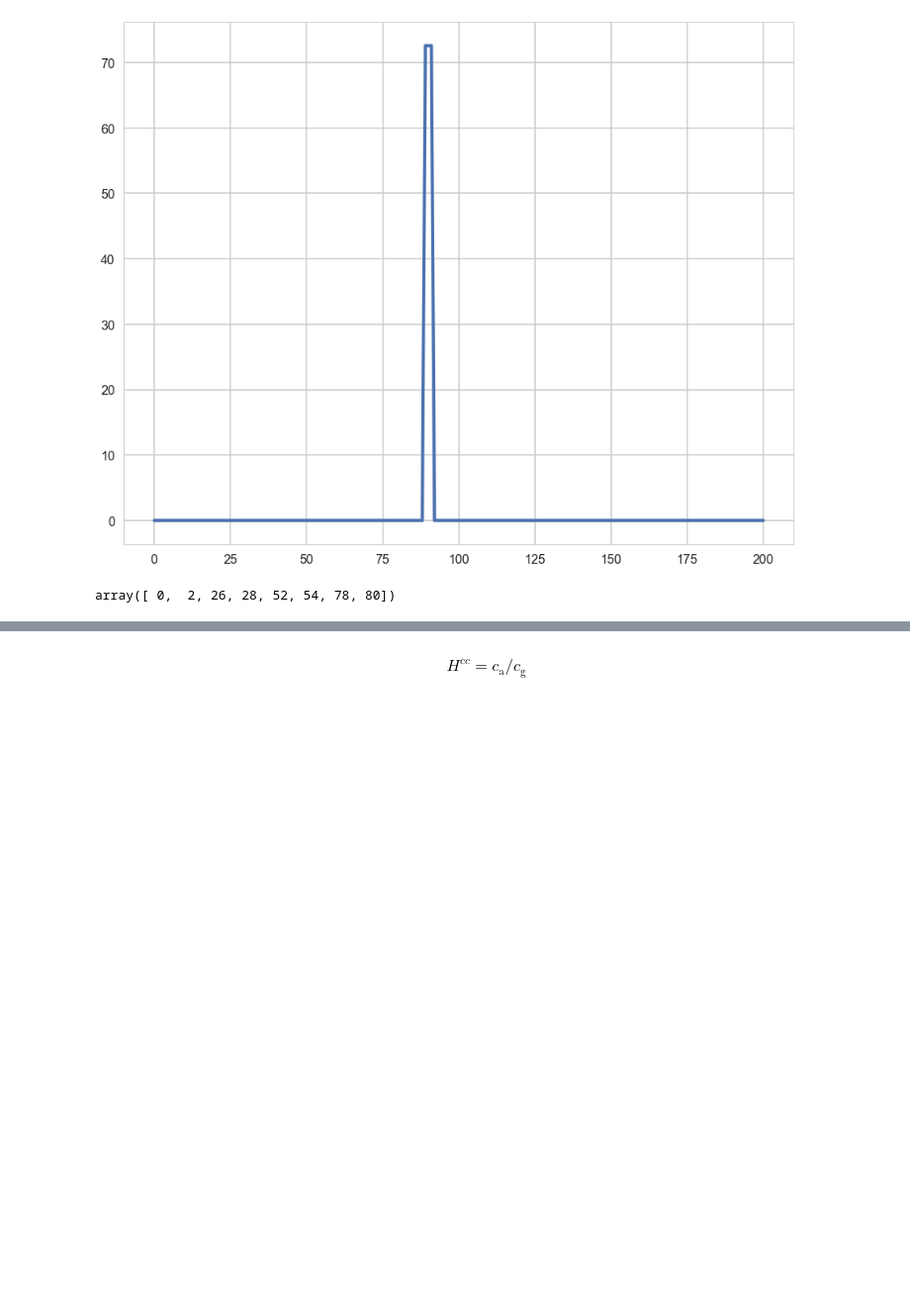
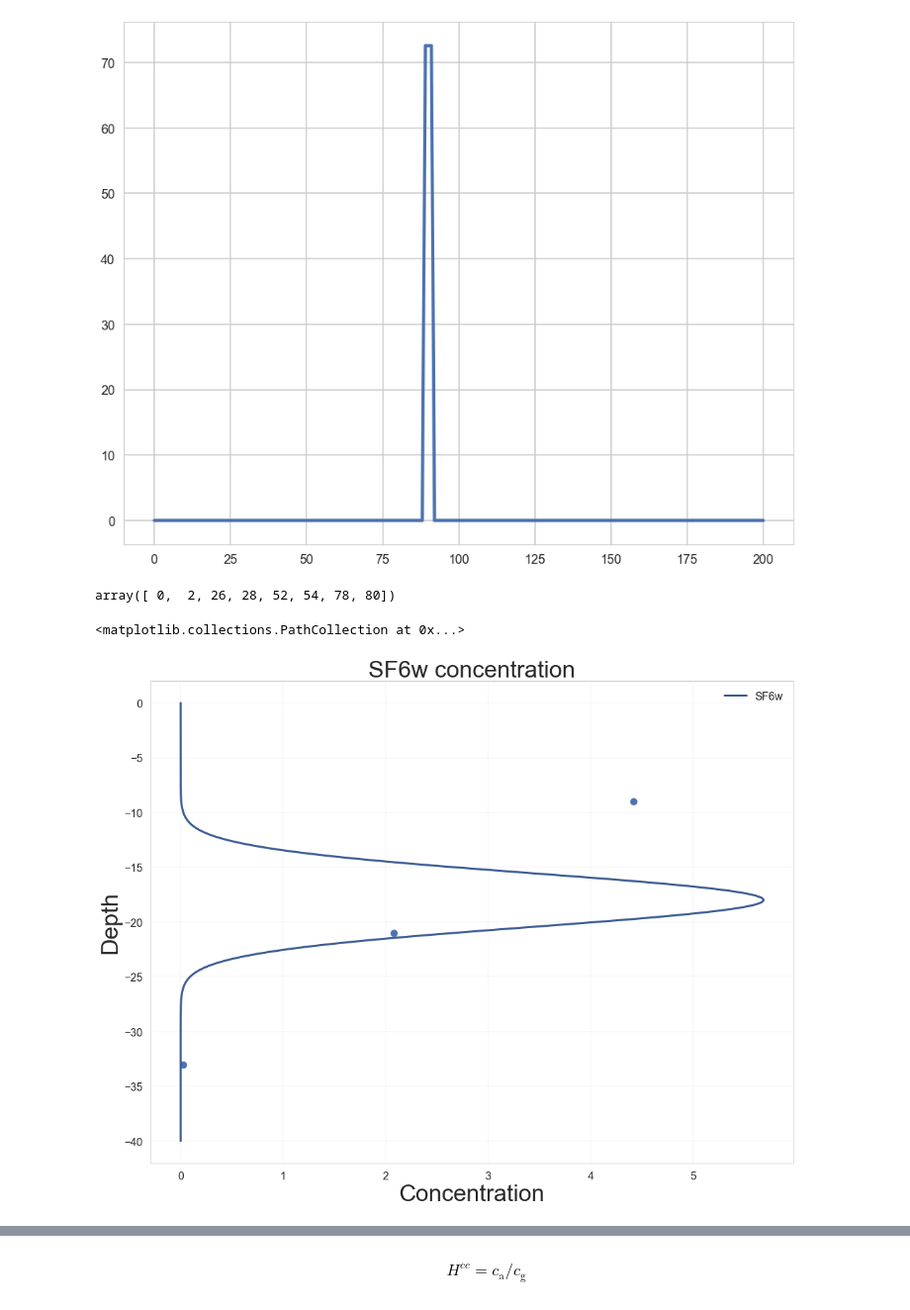
Before and after one commit to biogeochemistry/PorousMediaLab, a Jupyter notebook: examples/Tracer gas/tracer_gas_in_column.ipynb, the cells around one changed output, grey strips where cells are left out. Shown at 99% size. Saved outputs shown, nothing was run; the diff lists cells and outputs as text; code cells hidden in the pictures; blank space fills up the shorter version.

```diff
--- a/examples/Tracer gas/tracer_gas_in_column.ipynb
+++ b/examples/Tracer gas/tracer_gas_in_column.ipynb
@@ -67,3 +76,11 @@ for i in range(1, len(ftc.time)):
 #     else:
 #         Chs[i] = 0
 #     ftc.SF6g.bc_top = 0
+# %%
+ftc.plot_profile('SF6w'),
+plt.scatter([C1[Tm==80], C2[Tm==80], C3[Tm==80]], [-9,-21,-33])
+# plt.scatter(C2[7], -21)
+# plt.scatter(C3[7], -33)
+# %% [output]
+<matplotlib.collections.PathCollection at 0x...>
+[figure, added]
```
Also changed, not shown: parts of 11 cells of this notebook.
